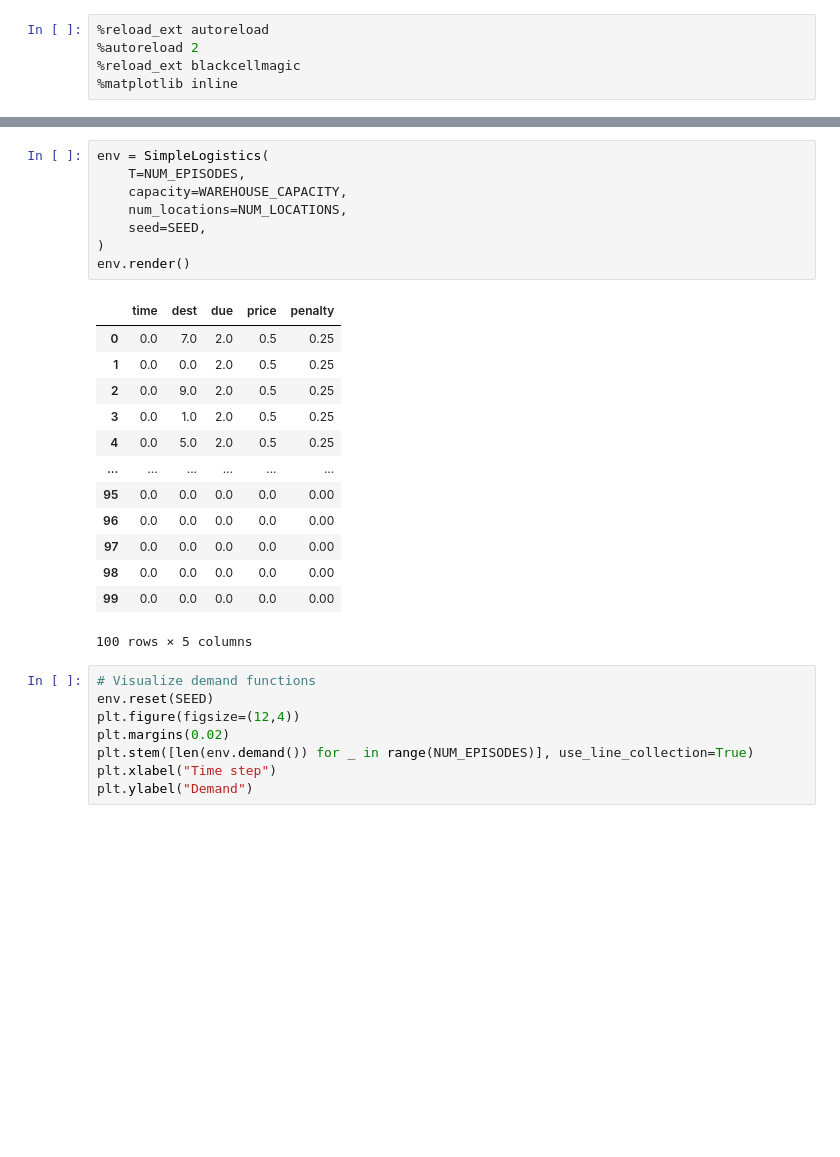
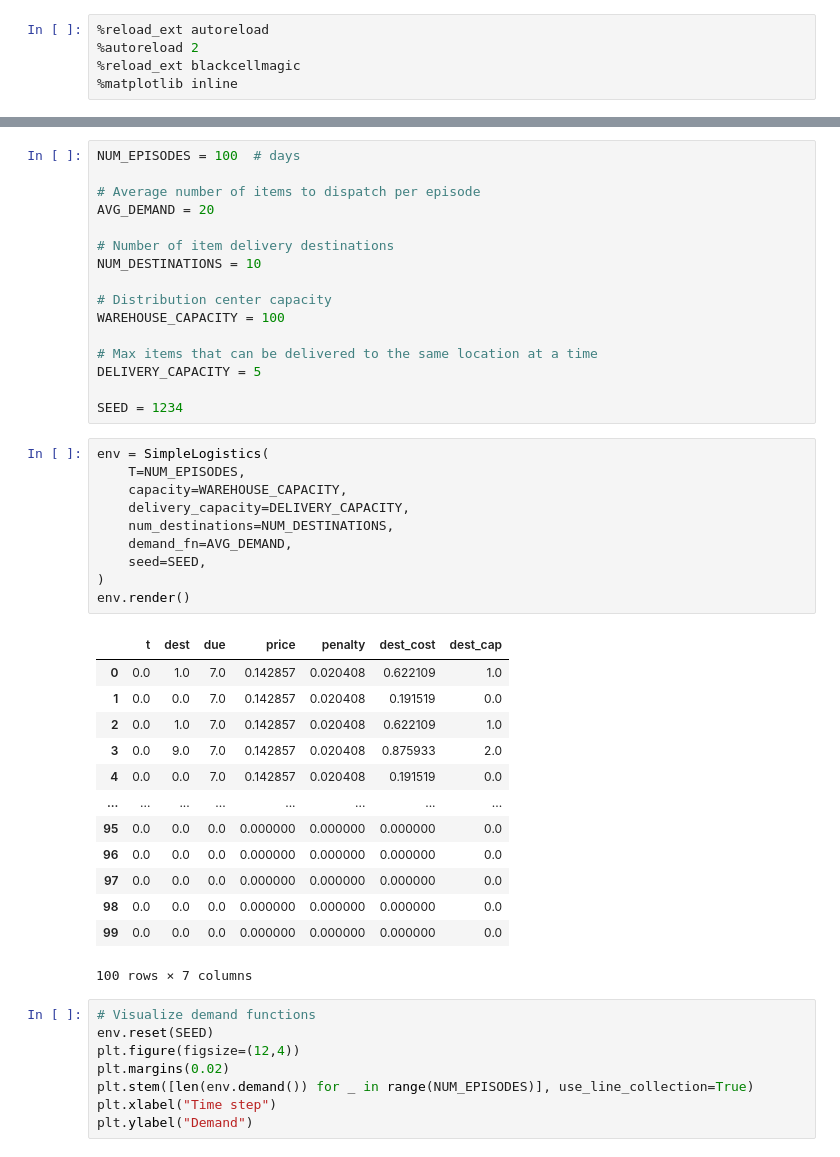
Before and after one commit to loomlike/relearn, a Jupyter notebook: example_logistics.ipynb, the cells around one changed output, grey strips where cells are left out. Drawn from its saved outputs; the diff is of its cells as text; blank space fills up the shorter version.

Commit message:
Update env state space to include destination cost and delivery capacity

```diff
--- a/example_logistics.ipynb
+++ b/example_logistics.ipynb
@@ -45,25 +36,43 @@ SEED = 1234
+# %%
+NUM_EPISODES = 100  # days
+
+# Average number of items to dispatch per episode
+AVG_DEMAND = 20
+
+# Number of item delivery destinations
+NUM_DESTINATIONS = 10
+
+# Distribution center capacity
+WAREHOUSE_CAPACITY = 100
+
+# Max items that can be delivered to the same location at a time
+DELIVERY_CAPACITY = 5
+
+SEED = 1234
 # %%
 env = SimpleLogistics(
     T=NUM_EPISODES,
     capacity=WAREHOUSE_CAPACITY,
-    num_locations=NUM_LOCATIONS,
+    delivery_capacity=DELIVERY_CAPACITY,
+    num_destinations=NUM_DESTINATIONS,
+    demand_fn=AVG_DEMAND,
     seed=SEED,
 )
 env.render()
 # %% [output]
-|  | time | dest | due | price | penalty |
-| 0 | 0.0 | 7.0 | 2.0 | 0.5 | 0.25 |
-| 1 | 0.0 | 0.0 | 2.0 | 0.5 | 0.25 |
-| 2 | 0.0 | 9.0 | 2.0 | 0.5 | 0.25 |
-| 3 | 0.0 | 1.0 | 2.0 | 0.5 | 0.25 |
-| 4 | 0.0 | 5.0 | 2.0 | 0.5 | 0.25 |
-| ... | ... | ... | ... | ... | ... |
-| 95 | 0.0 | 0.0 | 0.0 | 0.0 | 0.00 |
-| 96 | 0.0 | 0.0 | 0.0 | 0.0 | 0.00 |
-| 97 | 0.0 | 0.0 | 0.0 | 0.0 | 0.00 |
-| 98 | 0.0 | 0.0 | 0.0 | 0.0 | 0.00 |
-| 99 | 0.0 | 0.0 | 0.0 | 0.0 | 0.00 |
+|  | t | dest | due | price | penalty | dest_cost | dest_cap |
+| 0 | 0.0 | 1.0 | 7.0 | 0.142857 | 0.020408 | 0.622109 | 1.0 |
+| 1 | 0.0 | 0.0 | 7.0 | 0.142857 | 0.020408 | 0.191519 | 0.0 |
+| 2 | 0.0 | 1.0 | 7.0 | 0.142857 | 0.020408 | 0.622109 | 1.0 |
+| 3 | 0.0 | 9.0 | 7.0 | 0.142857 | 0.020408 | 0.875933 | 2.0 |
+| 4 | 0.0 | 0.0 | 7.0 | 0.142857 | 0.020408 | 0.191519 | 0.0 |
+| ... | ... | ... | ... | ... | ... | ... | ... |
+| 95 | 0.0 | 0.0 | 0.0 | 0.000000 | 0.000000 | 0.000000 | 0.0 |
+| 96 | 0.0 | 0.0 | 0.0 | 0.000000 | 0.000000 | 0.000000 | 0.0 |
+| 97 | 0.0 | 0.0 | 0.0 | 0.000000 | 0.000000 | 0.000000 | 0.0 |
+| 98 | 0.0 | 0.0 | 0.0 | 0.000000 | 0.000000 | 0.000000 | 0.0 |
+| 99 | 0.0 | 0.0 | 0.0 | 0.000000 | 0.000000 | 0.000000 | 0.0 |
-100 rows × 5 columns
+100 rows × 7 columns
 # %%
 # Visualize demand functions
 env.reset(SEED)
```
Also changed, not shown: parts of 14 cells of this notebook, 1 other file.
